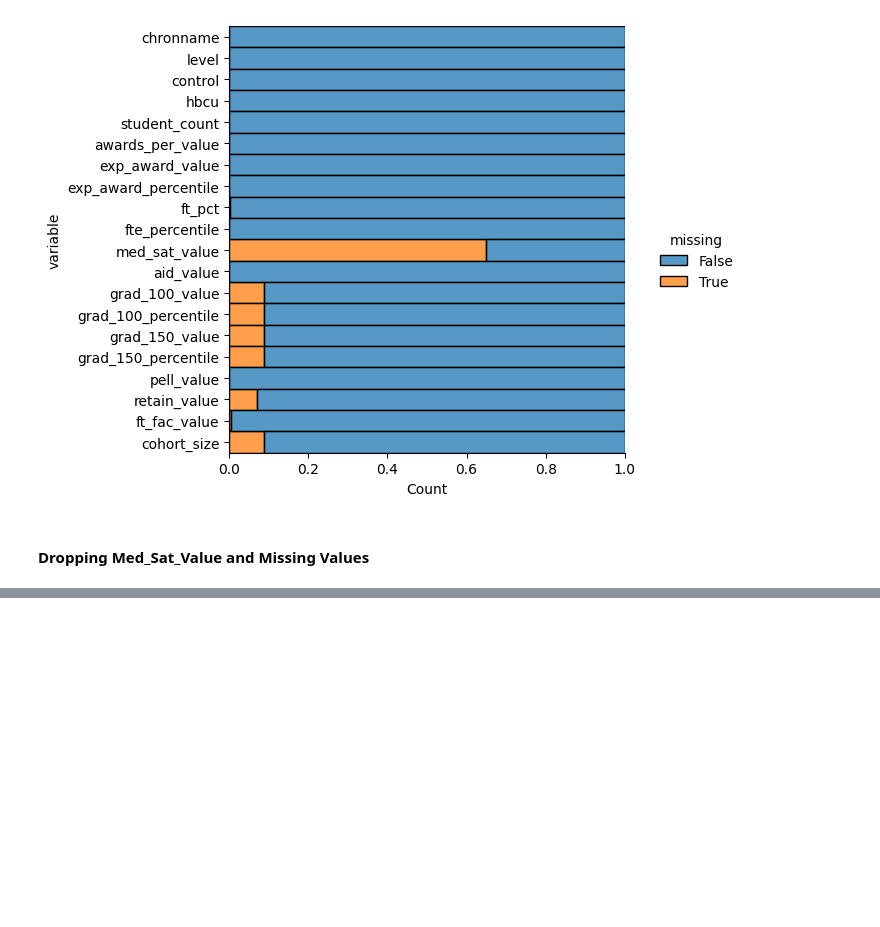
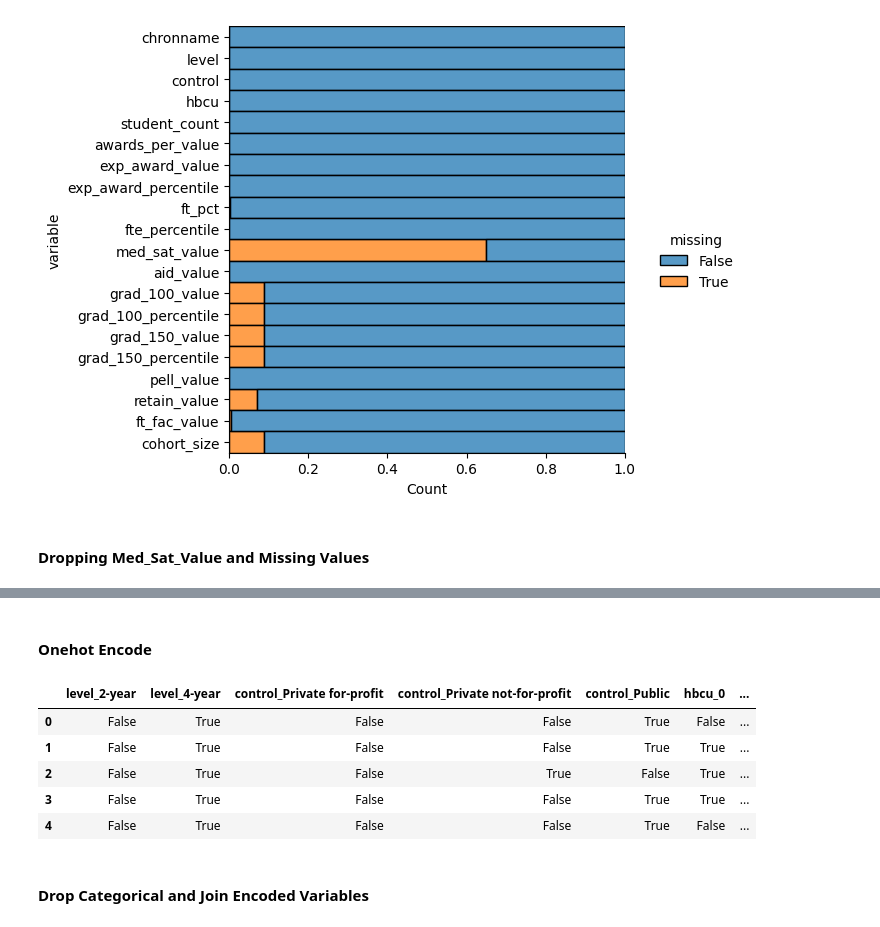
Before and after one commit to PatrickHo718/DS-3021, a Jupyter notebook: 06_ML_Concepts_II_KNN/lab5.ipynb, the cells around one changed output, grey strips where cells are left out. Cells and saved outputs as stored; diff of their text form; code cells hidden in the pictures; blank space fills up the shorter version.

```diff
--- a/06_ML_Concepts_II_KNN/lab5.ipynb
+++ b/06_ML_Concepts_II_KNN/lab5.ipynb
@@ -115,0 +143,16 @@ sns.displot(
+# %% [markdown]
+#### Onehot Encode
+# %%
+cat_cols = grad_data2.select_dtypes(include='category').columns
+
+encoded = pd.get_dummies(grad_data2[cat_cols])
+encoded.head()
+# %% [output]
+|  | level_2-year | level_4-year | control_Private for-profit | control_Private not-for-profit | control_Public | hbcu_0 | ... |
+| 0 | False | True | False | False | True | False | ... |
+| 1 | False | True | False | False | True | True | ... |
+| 2 | False | True | False | True | False | True | ... |
+| 3 | False | True | False | False | True | True | ... |
+| 4 | False | True | False | False | True | False | ... |
+# %% [markdown]
+#### Drop Categorical and Join Encoded Variables
```
Also changed, not shown: parts of 18 cells of this notebook.
